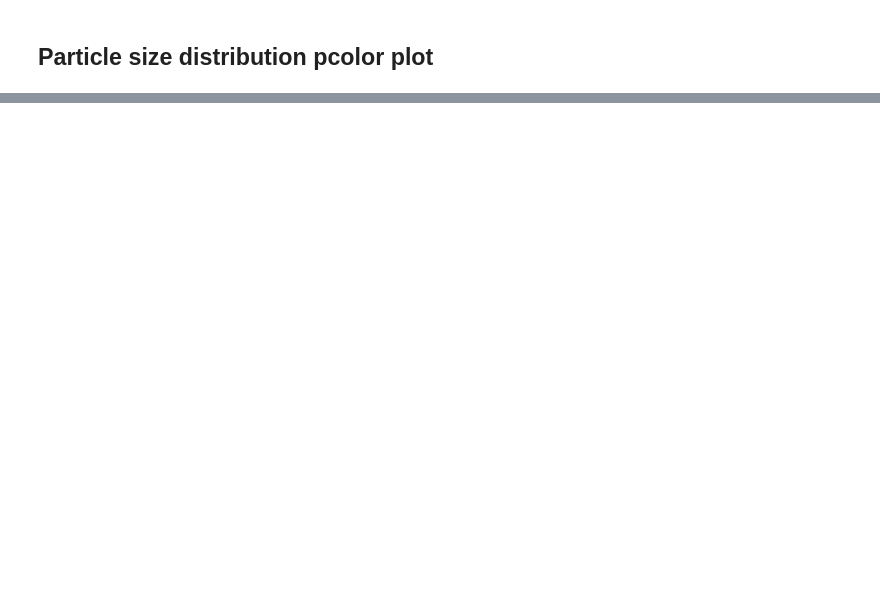
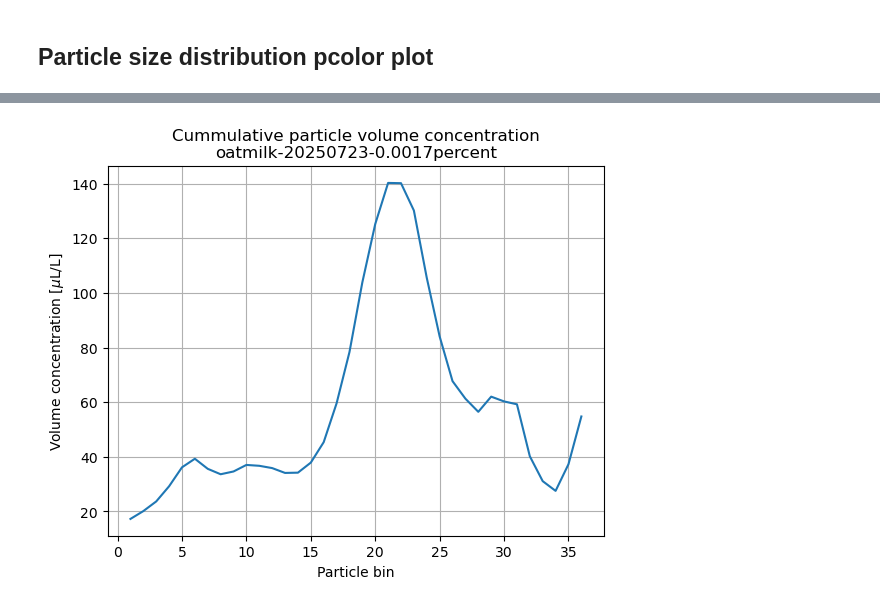
Before and after one commit to cooleyky/pioneer-21, a Jupyter notebook: 03-analyze-oatmilk-transmission.ipynb, the cells around one changed output, grey strips where cells are left out. Saved outputs shown, nothing was run; the diff lists cells and outputs as text; code cells hidden in the pictures; blank space fills up the shorter version.

```diff
--- a/03-analyze-oatmilk-transmission.ipynb
+++ b/03-analyze-oatmilk-transmission.ipynb
@@ -53,0 +134,14 @@ Compute the Welch PSD to examine the noise floor.
+# %%
+# Plot cummulative particle volume concentration by size bin
+fig, ax = plt.subplots()
+totalbins = prtsz2D.sum(dim="time")
+totalbins.plot(ax=ax)
+plt.title(" ".join(["Cummulative", ax.get_ylabel()])+f"\n{fpath.split('\\')[-1][0:-4].replace("_", ".")}")
+ax.set_ylabel(f"Volume concentration [{prtsz2D.units}]")
+ax.set_xlabel("Particle bin")
+ax.grid()
+
+figname = "./figures/particle_volume-"+fpath.split('\\')[-1]
+plt.savefig(figname.replace("csv", "png"))
+# %% [output]
+[figure, added]
```
Also changed, not shown: parts of 11 cells of this notebook.
